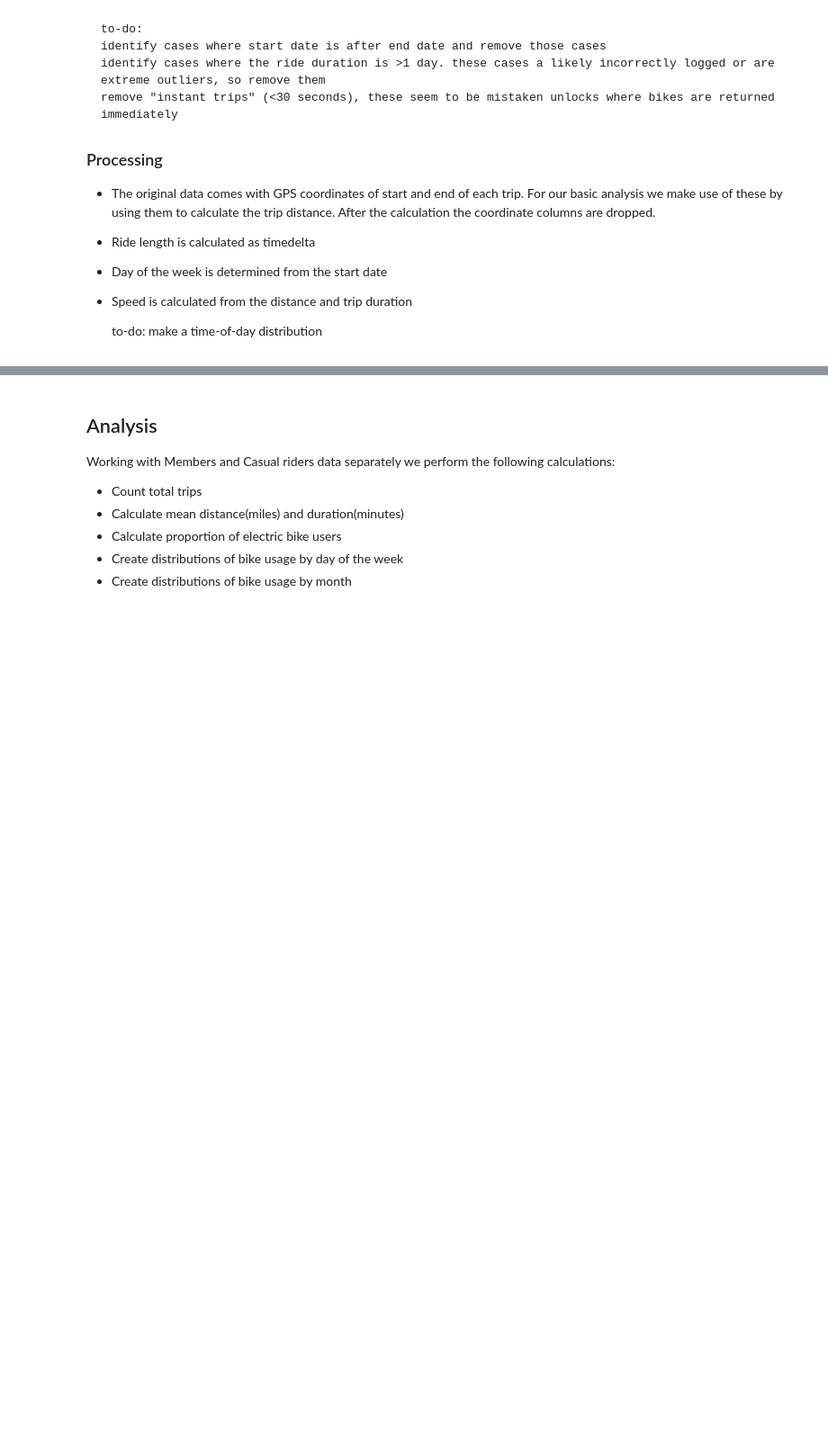
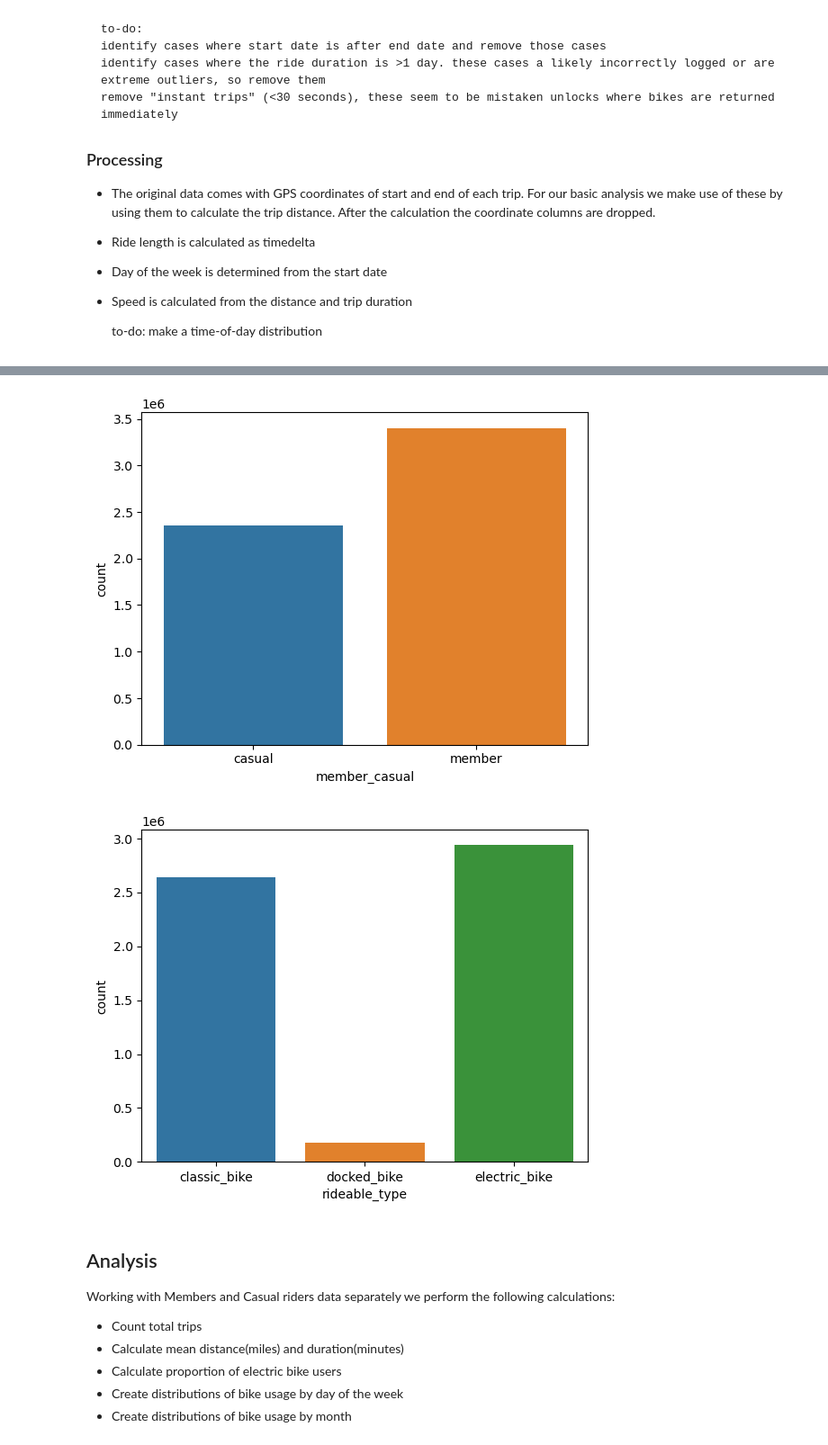
Before and after one commit to mosesibnmoses/Data-Portfolio, a Jupyter notebook: Bike share business analysis/Bike-share trips analysis.ipynb, the cells around one changed output, grey strips where cells are left out. Shown at 90% size. Saved outputs shown, nothing was run; the diff lists cells and outputs as text; code cells hidden in the pictures; blank space fills up the shorter version.

Commit message:
Improved file processing, added some more exploratory data analysis

```diff
--- a/Bike share business analysis/Bike-share trips analysis.ipynb
+++ b/Bike share business analysis/Bike-share trips analysis.ipynb
@@ -100,0 +75,26 @@ if not os.path.exists('combined.csv'):
+# %%
+if not os.path.exists('combined.pkl'):
+    for zip_filename in os.listdir(zip_dir):
+        if zip_filename.endswith('.zip'):
+            with zipfile.ZipFile(os.path.join(zip_dir,zip_filename),'r') as zip_file:
+                zip_file.extractall(extract_path)
+    for filename in os.listdir(extract_path):
+        if filename.endswith('.csv') and not os.path.exists(extract_path+'/processed/'+filename+'_processed.csv'):
+            chunks=pd.read_csv(os.path.join(extract_path,filename),chunksize=1000)
+            df=pd.concat(chunks,ignore_index=True)
+            df.to_csv(extract_path+'/processed/'+filename+'_processed.csv')
+    path=extract_path+'/processed/*.csv'
+    csv_files=glob.glob(path)
+    print(csv_files)
+    dfs=[]
+    for file in csv_files:
+        df=pd.read_csv(file)
+        print('reading ',file)
+        df=process(df)
+        df=df.drop(df.columns[0],axis=1)
+        #print(df.columns)
+        dfs.append(df)
+    combined_df=pd.concat(dfs,ignore_index=True)
+    combined_df.to_pickle('combined.pkl')
+    #combined_df.to_csv('combined.csv', index=False)
+combined_df=pd.read_pickle('combined.pkl')
@@ -101,3 +138,12 @@ if not os.path.exists('combined.csv'):
+# %%
+#combined_df['member_casual'].value_counts().plot(kind='bar')
+sns.countplot(data=combined_df, x='member_casual')
+plt.show()
+sns.countplot(data=combined_df, x='rideable_type')
+plt.show()
+# %% [output]
+[figure, added]
+[figure, added]
 # %% [markdown]
 ## Analysis
 
```
Also changed, not shown: parts of 19 cells of this notebook, 1 other file.
